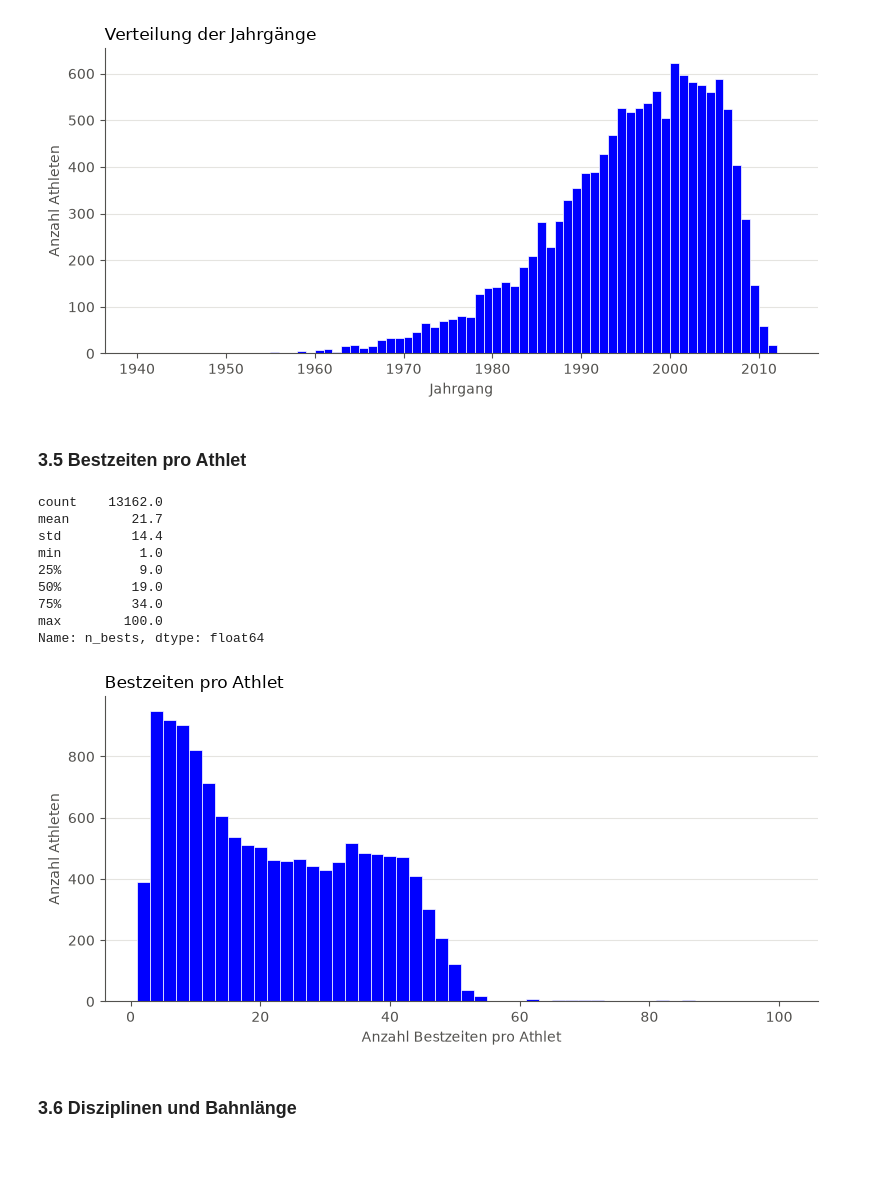
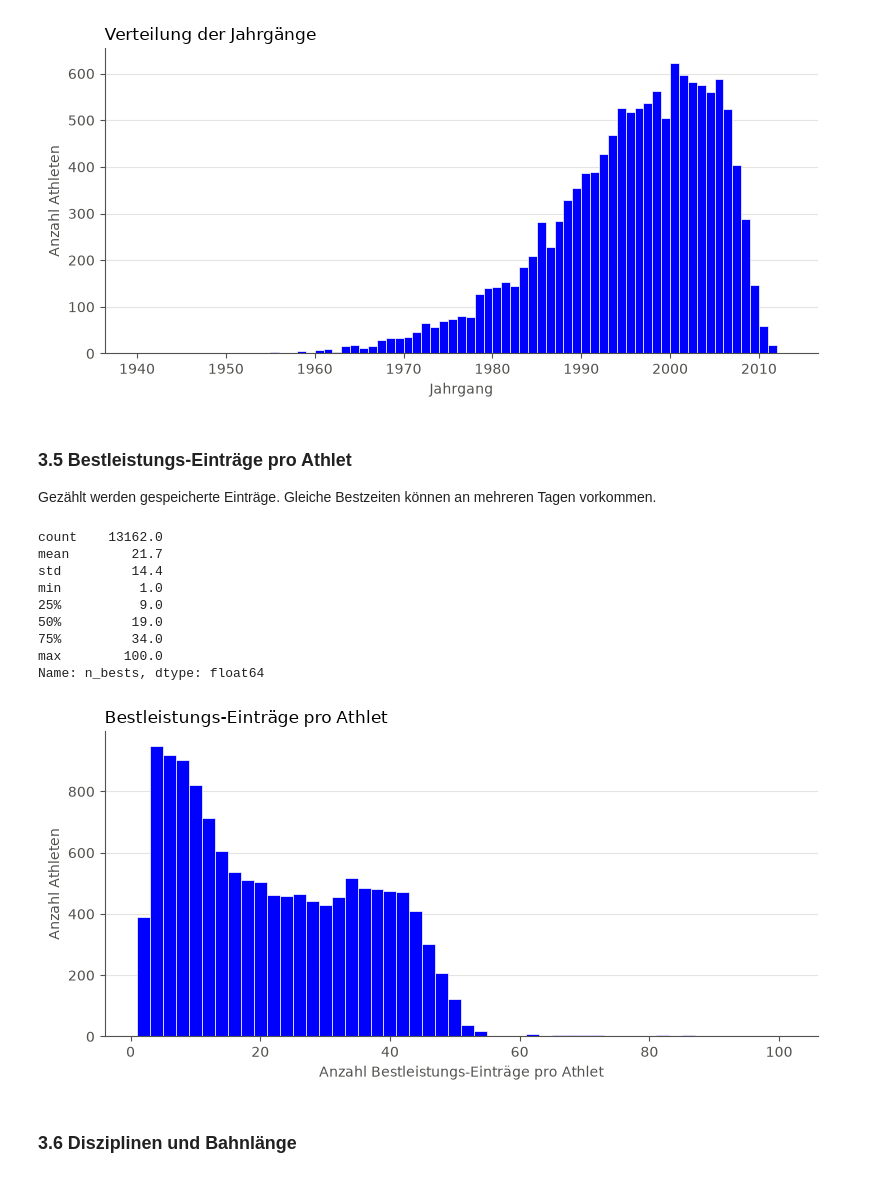
Before and after one commit to damiansze/Athletes-Network, a Jupyter notebook: Notebooks/01_eda.ipynb, the cells around one changed output. Saved outputs shown, nothing was run; the diff lists cells and outputs as text; code cells hidden in the pictures.

```diff
--- a/Notebooks/01_eda.ipynb
+++ b/Notebooks/01_eda.ipynb
@@ -154,6 +187,6 @@ Bei den Duplikaten handelt es sich um identische Bestzeiten am selben Wettkampf
 # %%
 n_before = len(df)
-df = df.dropna(subset=['event'])
+df = df.dropna(subset=['event']).copy()
 df[['city', 'best_name']] = df[['city', 'best_name']].fillna('Unknown')
 df['athlete_date'] = pd.to_numeric(df['athlete_date'], errors='coerce').astype('Int64')  # '??' -> NA
 df['best_date'] = pd.to_datetime(df['best_date'], format='%d %b %Y', errors='coerce')  # '???' -> NaT
@@ -162,6 +195,15 @@ df['time'] = df['time'].replace('NT', pd.NA).map(parse_time, na_action='ignore')
 df['best_code'] = pd.to_numeric(df['best_code'], errors='coerce').astype('Int64')  # '-' -> NA
 df = df.rename(columns={'time': 'time_s', 'best_code': 'points'})
 df = df.drop_duplicates()
+
+# Bestätigter unplausibler Quellenwert: 55:55.55 über 200 m Brust.
+invalid_time = (
+    df['athlete_id'].eq(5052749)
+    & df['event'].eq('200m Breaststroke')
+    & df['course'].eq('50m')
+    & df['time_s'].eq(3355.55).fillna(False)
+)
+df = df.loc[~invalid_time].copy()
 print(f"Zeilen vorher: {n_before:,} | nachher: {len(df):,}")
 print("Verbleibende NAs (bewusst):")
 print(df.isnull().sum()[lambda s: s > 0])
@@ -175,0 +231,28 @@ dtype: int64
+# %%
+nation_labels = (
+    df['nation'].str.replace(r'\s+', ' ', regex=True).str.strip()
+    .drop_duplicates().str.split(' - ', n=1, expand=True)
+)
+nation_names = dict(zip(nation_labels[0], nation_labels[1]))
+nation_names['TUR'] = 'Türkiye'  # Schreibweise im Athletenprofil
+df['athlete_nation'] = df['athlete_code'].map(nation_names).astype('string')
+assert df['athlete_nation'].notna().all(), 'Unbekannter Nationencode'
+
+
+def extract_club(value, code, nation_name):
+    prefix = f'{code} - {nation_name}'
+    if value == prefix:
+        return pd.NA
+    if value.startswith(prefix + ' '):
+        return value[len(prefix):].strip() or pd.NA
+    raise ValueError(f'Unbekanntes nationclub-Format: {value!r}')
+
+
+df['club'] = pd.Series(
+    [extract_club(value, code, name)
+     for value, code, name in zip(df['nationclub'], df['athlete_code'], df['athlete_nation'])],
+    index=df.index,
+    dtype='string',
+)
+
+df = df.drop(columns=['nationclub'])
@@ -304,29 +445,31 @@ max       2012.0
 Name: athlete_date, dtype: Float64
 [figure]
 # %% [markdown]
-### 3.5 Bestzeiten pro Athlet
+### 3.5 Bestleistungs-Einträge pro Athlet
+
+Gezählt werden gespeicherte Einträge. Gleiche Bestzeiten können an mehreren Tagen vorkommen.
 # %%
 print(ath['n_bests'].describe().round(1))
 
 fig, ax = plt.subplots(figsize=(8, 4))
 ax.hist(ath['n_bests'], bins=range(1, 102, 2), color=COLOR, edgecolor='white', linewidth=0.5)
-ax.set_xlabel('Anzahl Bestzeiten pro Athlet')
+ax.set_xlabel('Anzahl Bestleistungs-Einträge pro Athlet')
 ax.set_ylabel('Anzahl Athleten')
-ax.set_title('Bestzeiten pro Athlet', loc='left')
+ax.set_title('Bestleistungs-Einträge pro Athlet', loc='left')
 ax.grid(axis='x', visible=False)
 plt.tight_layout()
 plt.show()
 # %% [output]
 count    13162.0
 mean        21.7
 std         14.4
 min          1.0
 25%          9.0
 50%         19.0
 75%         34.0
 max        100.0
 Name: n_bests, dtype: float64
-[figure, old version]
+[figure, new version]
 # %% [markdown]
 ### 3.6 Disziplinen und Bahnlänge
 # %%
```
Also changed, not shown: parts of 26 cells of this notebook.
